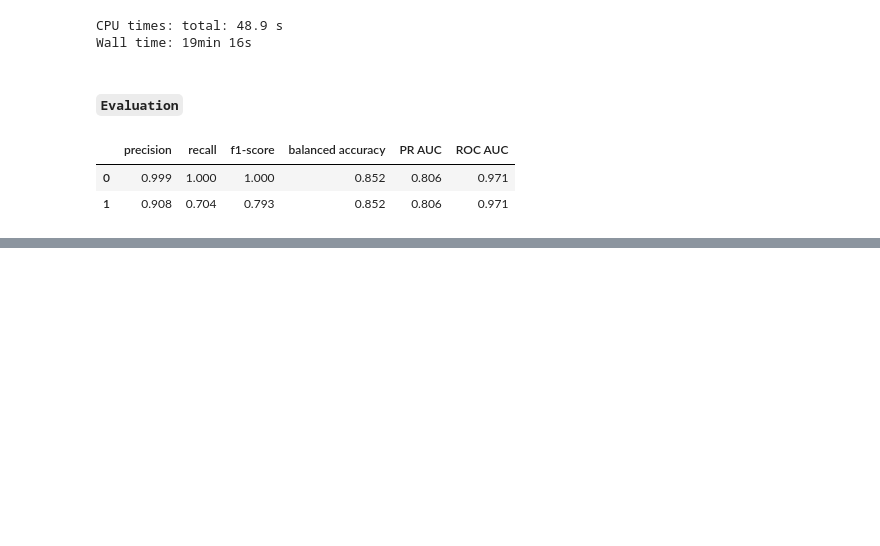
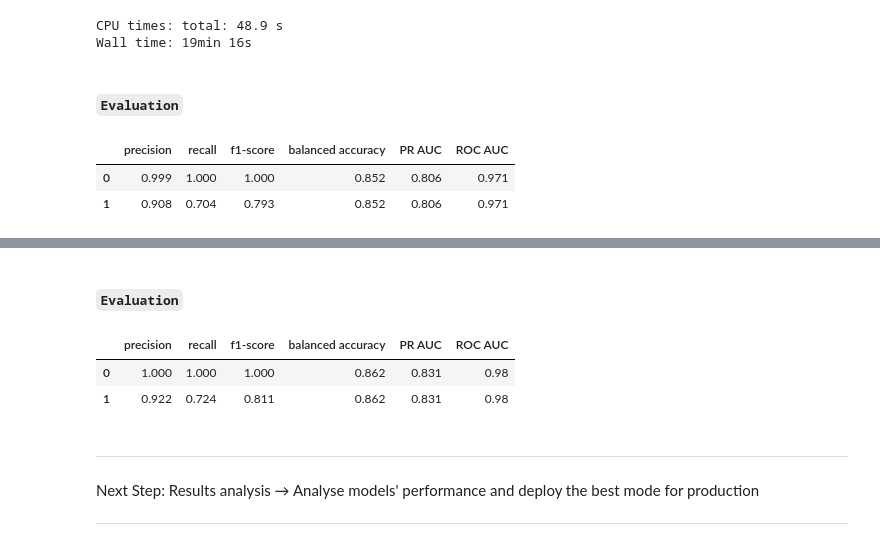
Before and after one commit to MohanadAlemam/fraud-detection-credit-card, a Jupyter notebook: notebooks/04_modeling.ipynb, the cells around one changed output, grey strips where cells are left out. Saved outputs shown, nothing was run; the diff lists cells and outputs as text; code cells hidden in the pictures; blank space fills up the shorter version.

```diff
--- a/notebooks/04_modeling.ipynb
+++ b/notebooks/04_modeling.ipynb
@@ -527,0 +595,25 @@ light_gbm_tuned_metrics
+# %%
+load_trained_model = True
+
+if load_trained_model:
+    catboost_model_tuned = load("../trained_models/catboost_tuned_for_pr_auc.joblib")
+# %% [markdown]
+
+#### `Evaluation`
+# %%
+catboost_tuned_metrics = evaluate_model(catboost_model_tuned,
+                                        X_test, y_test,
+                                        model_name="CatBoost Classifier Tuned",
+                                        print_c_matrix=False
+                                        )
+# %%
+catboost_tuned_metrics
+# %% [output]
+|  | precision | recall | f1-score | balanced accuracy | PR AUC | ROC AUC |
+| 0 | 1.000 | 1.000 | 1.000 | 0.862 | 0.831 | 0.98 |
+| 1 | 0.922 | 0.724 | 0.811 | 0.862 | 0.831 | 0.98 |
+# %% [markdown]
+-----------
+Next Step: Results analysis → Analyse models' performance and deploy the best mode for production
+
+------------
```
Also changed, not shown: parts of 11 cells of this notebook.
